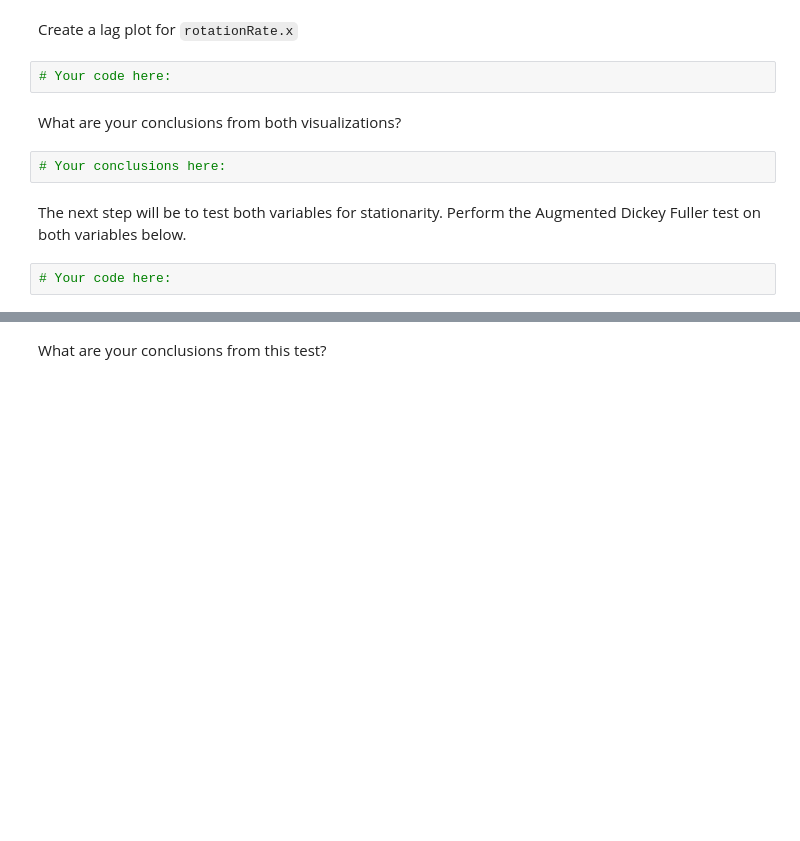
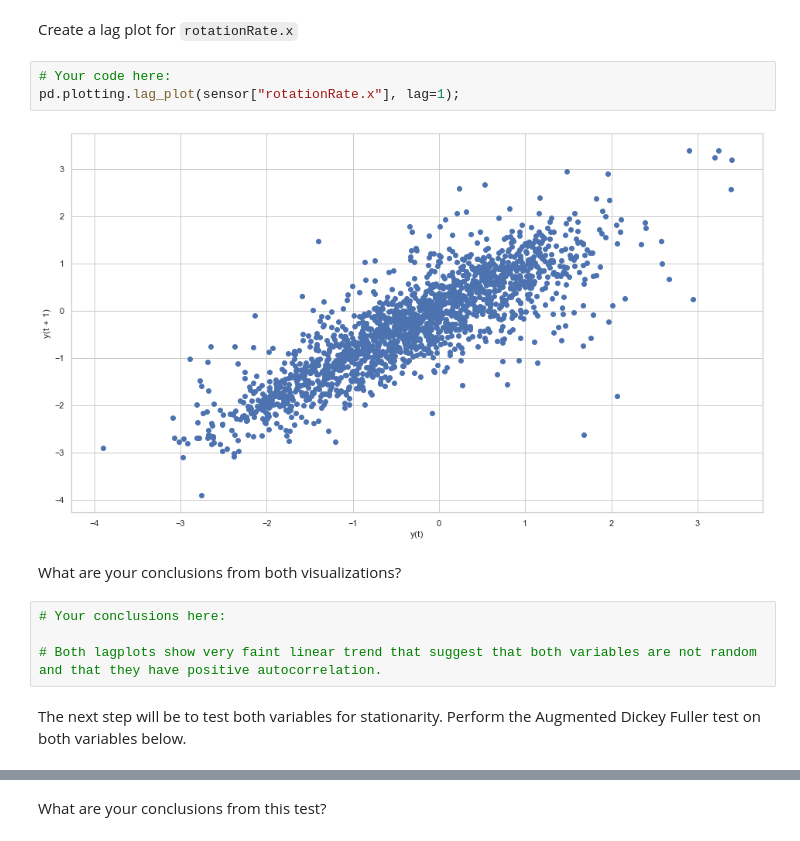
Before and after one commit to Ironhack-data-bcn-january-2023/lab-time-series, a Jupyter notebook: your-code/main.ipynb, the cells around one changed output, grey strips where cells are left out. Cells and saved outputs as stored; diff of their text form; blank space fills up the shorter version.

```diff
--- a/your-code/main.ipynb
+++ b/your-code/main.ipynb
@@ -90,11 +154,14 @@ To model our data, we should look at a few assumptions. First, let's plot the `l
 Create a lag plot for `rotationRate.x`
 # %%
 # Your code here:
+pd.plotting.lag_plot(sensor["rotationRate.x"], lag=1);
+# %% [output]
+[figure, added]
 # %% [markdown]
 What are your conclusions from both visualizations?
-# %%
-# Your conclusions here:
+# %%
+# Your conclusions here:
+
+# Both lagplots show very faint linear trend that suggest that both variables are not random and that they have positive autocorrelation.
 # %% [markdown]
 The next step will be to test both variables for stationarity. Perform the Augmented Dickey Fuller test on both variables below.
-# %%
-# Your code here:
```
Also changed, not shown: parts of 12 cells of this notebook.
